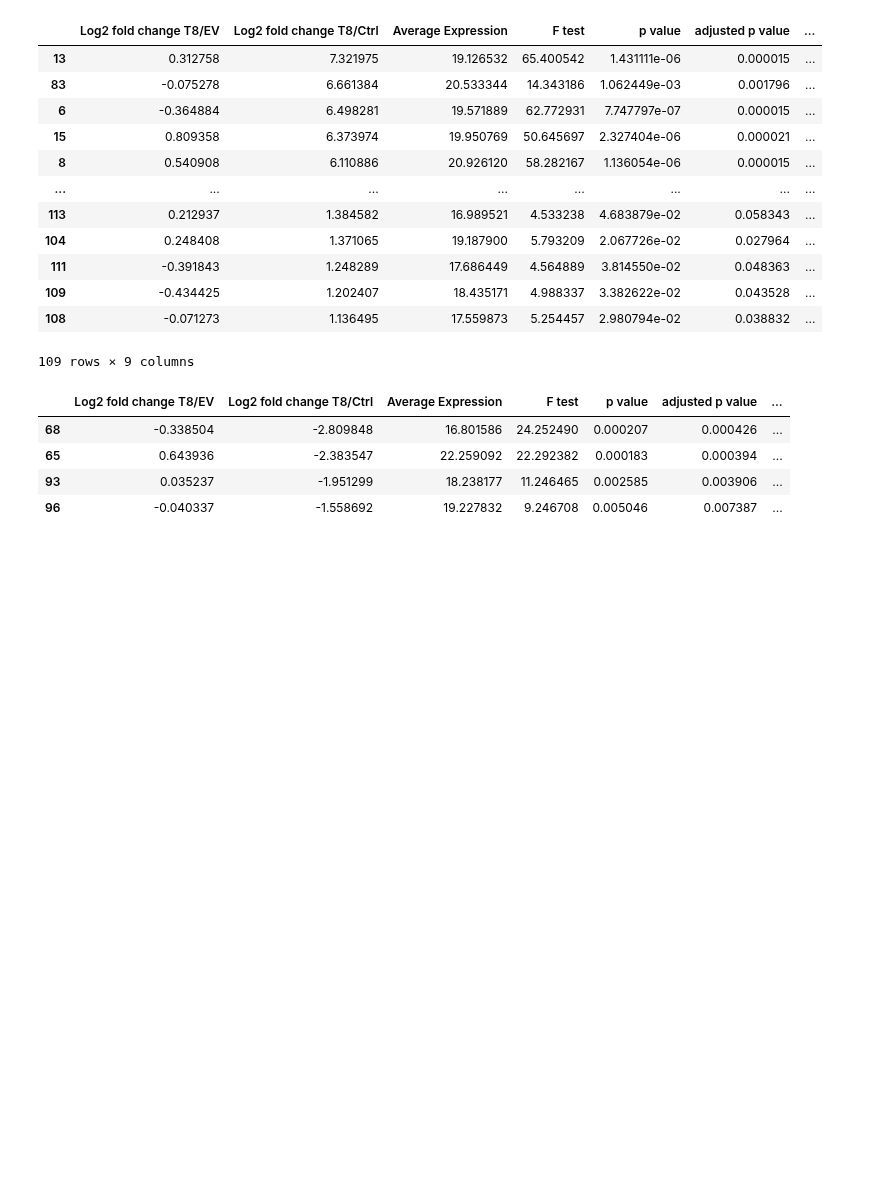
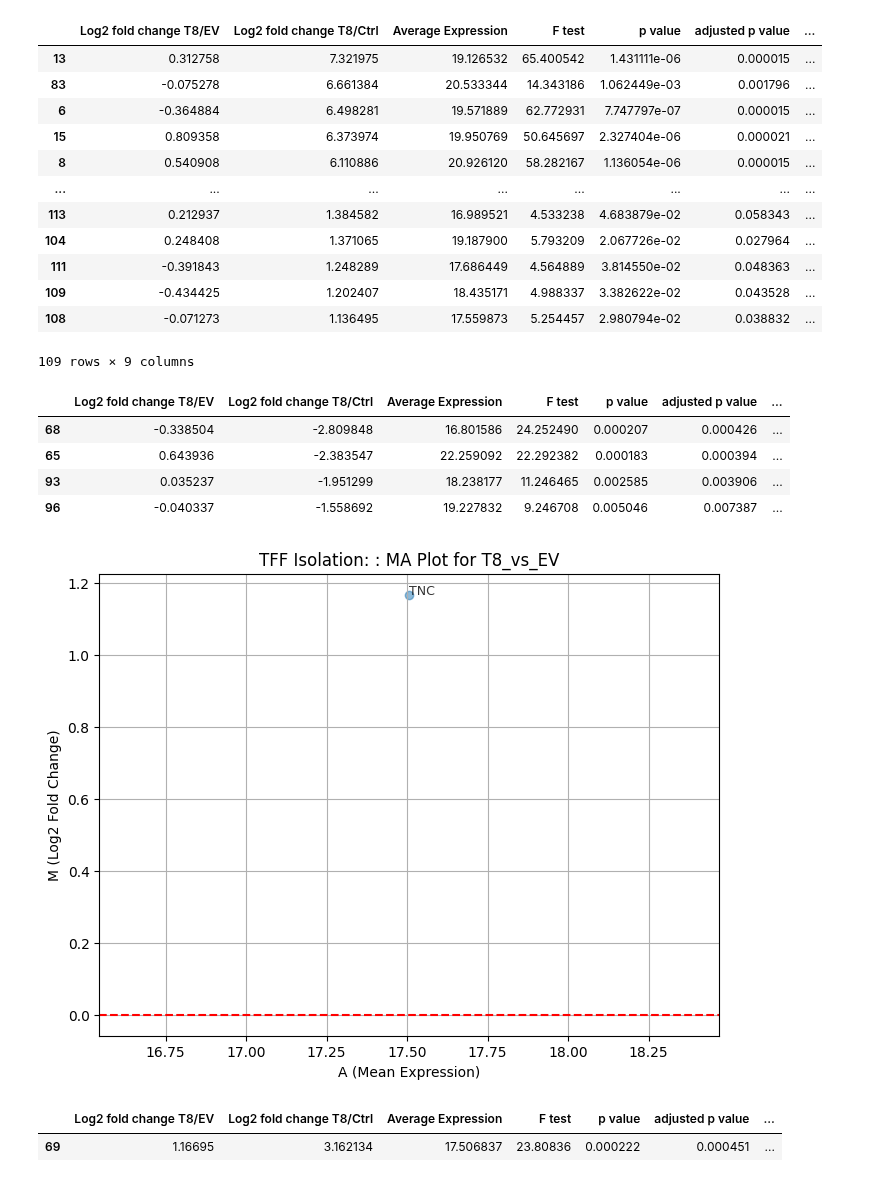
Before and after one commit to anuprulez/nanodiag_biomarker_prediction, a Jupyter notebook: ukfr_analysis/analyse_ev_t8_genes_tff_isolation.ipynb, the cells around one changed output. Saved outputs shown, nothing was run; the diff lists cells and outputs as text; code cells hidden in the pictures; blank space fills up the shorter version.

```diff
--- a/ukfr_analysis/analyse_ev_t8_genes_tff_isolation.ipynb
+++ b/ukfr_analysis/analyse_ev_t8_genes_tff_isolation.ipynb
@@ -101,3 +101,37 @@ df_t8_ctrl_downregulated
 | 65 | 0.643936 | -2.383547 | 22.259092 | 22.292382 | 0.000183 | 0.000394 | ... |
 | 93 | 0.035237 | -1.951299 | 18.238177 | 11.246465 | 0.002585 | 0.003906 | ... |
 | 96 | -0.040337 | -1.558692 | 19.227832 | 9.246708 | 0.005046 | 0.007387 | ... |
+# %%
+import numpy as np
+import matplotlib.pyplot as plt
+
+def plot_differential_genes(df, name, fc_colname):
+
+    df["A"] = df["Average Expression"]
+    df["M"] = df[fc_colname]
+
+    plt.figure(figsize=(8, 6))
+    plt.scatter(df["A"], df["M"], alpha=0.5)
+    plt.axhline(y=0, color="red", linestyle="--")  # Reference line at M=0
+
+    # Annotate points exceeding threshold
+    for i, row in df.iterrows():
+        if row["Gene name"] is not np.nan:
+            plt.annotate(row["Gene name"], (row["A"], row["M"]), fontsize=9, alpha=0.8)
+        else:
+            plt.annotate(row["Protein"], (row["A"], row["M"]), fontsize=9, alpha=0.8)
+
+    plt.xlabel("A (Mean Expression)")
+    plt.ylabel("M (Log2 Fold Change)")
+    plt.title("{}: MA Plot for {}".format("TFF Isolation: ", name))
+    plt.grid(True)
+    plt.savefig(output_path + "{}_MA_plot_for_{}.png".format("TFF_isolation", name), dpi=300)
+    plt.show()
+# %%
+df_t8_ev_differential_genes = pd.concat([df_t8_ev_upregulated, df_t8_ev_downregulated])
+plot_differential_genes(df_t8_ev_differential_genes, "T8_vs_EV", "Log2 fold change T8/EV")
+df_t8_ev_differential_genes
+# %% [output]
+[figure, added]
+|  | Log2 fold change T8/EV | Log2 fold change T8/Ctrl | Average Expression | F test | p value | adjusted p value | ... |
+| 69 | 1.16695 | 3.162134 | 17.506837 | 23.80836 | 0.000222 | 0.000451 | ... |
```
Also changed, not shown: parts of 1 cell of this notebook, 1 other file.
